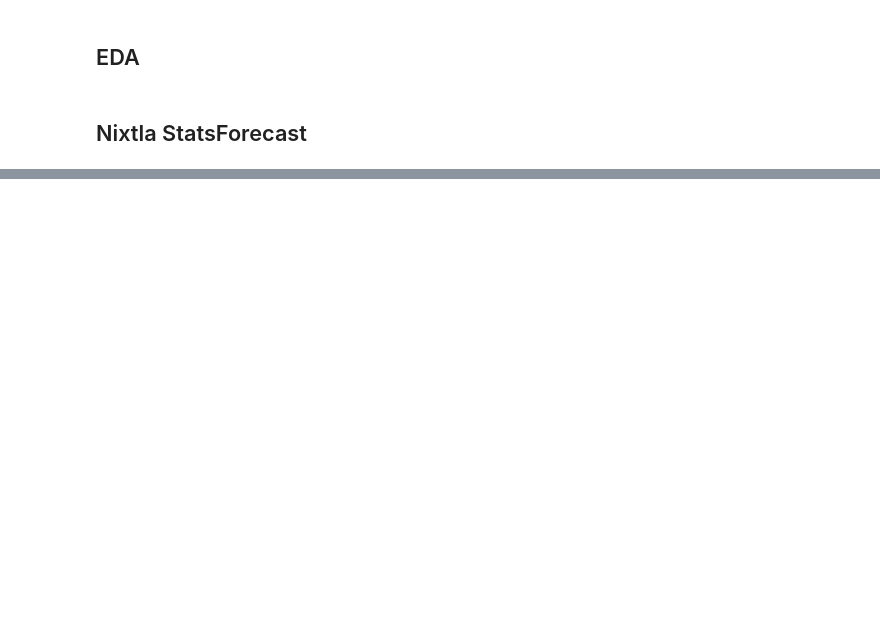
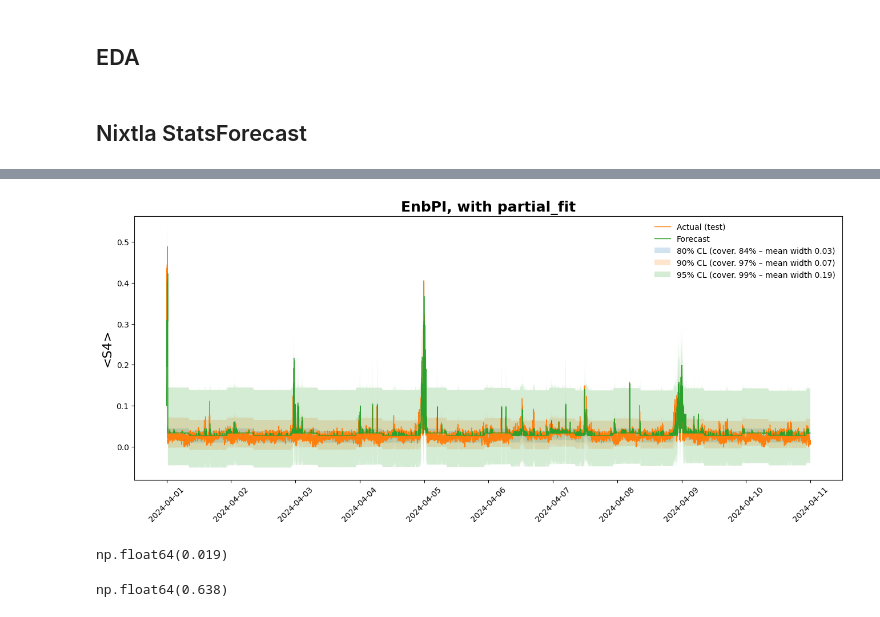
Before and after one commit to viventriglia/scintill-ai, a Jupyter notebook: jupyters/1_models.ipynb, the cells around one changed output, grey strips where cells are left out. Saved outputs shown, nothing was run; the diff lists cells and outputs as text; code cells hidden in the pictures; blank space fills up the shorter version.

```diff
--- a/jupyters/1_models.ipynb
+++ b/jupyters/1_models.ipynb
@@ -239,0 +328,30 @@ plt.show()
+# %%
+fig, ax = plt.subplots(figsize=(16, 6))
+
+ax.set_ylabel("<S4>", fontsize=16)
+ax.plot(y_test, lw=1, label="Actual (test)", c="C1")
+ax.plot(
+    y_test.index,
+    results_pfit[0]["y_pred"],
+    lw=1,
+    c="C2",
+    label="Forecast"
+)
+
+for result_ in results_pfit:
+    y_pis = cast(NDArray, result_["y_pis"])
+    ax.fill_between(
+        y_test.index,
+        y_pis[:, 0, 0],
+        y_pis[:, 1, 0],
+        alpha=0.2,
+        label=f"{1 - result_['alpha']:.0%} CL (cover. {result_['coverage']:.0%} – mean width {result_['width']:.2f})",
+    )
+
+ax.set_title('EnbPI, with partial_fit', fontweight="bold", size=18)
+plt.xticks(rotation=45)
+ax.legend(prop={'size': 10}, loc='upper right', frameon=False)
+
+plt.show()
+# %% [output]
+[figure, added]
@@ -239,0 +366,8 @@ plt.show()
+# %%
+rmse(y_true=y_test.values[:,0], y_pred=results_no_pfit[0]['y_pred'])
+# %% [output]
+np.float64(0.019)
+# %%
+rrmse(y_true=y_test.values[:,0], y_pred=results_no_pfit[0]['y_pred'])
+# %% [output]
+np.float64(0.638)
```
Also changed, not shown: parts of 26 cells of this notebook.
